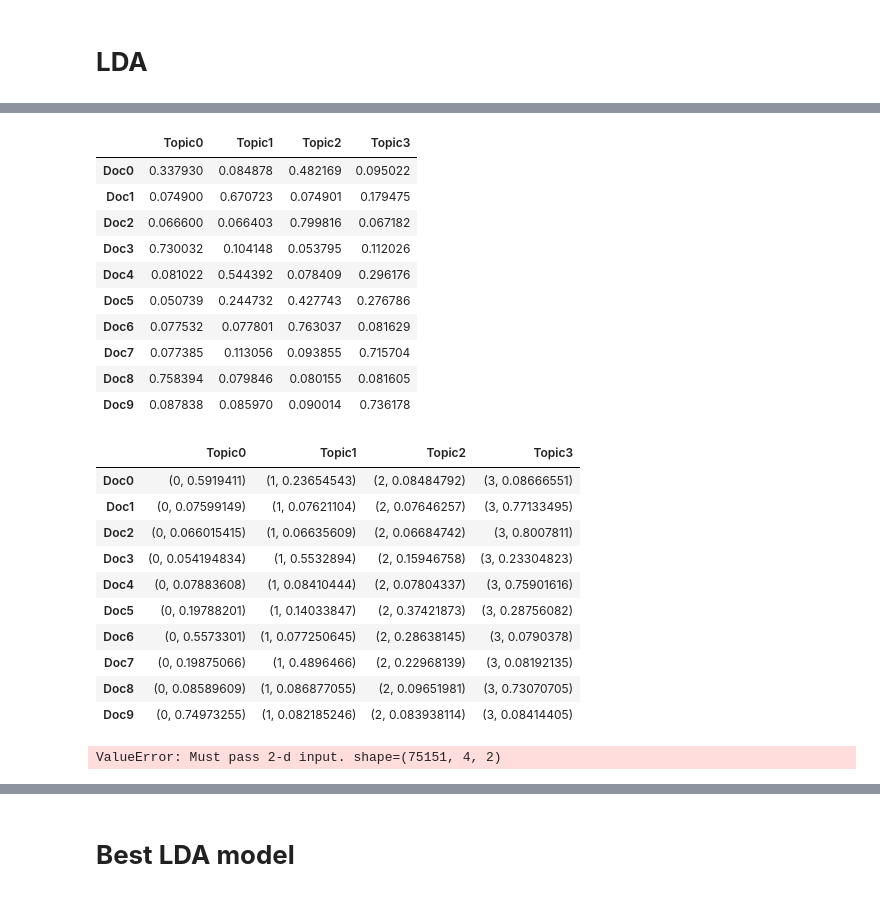
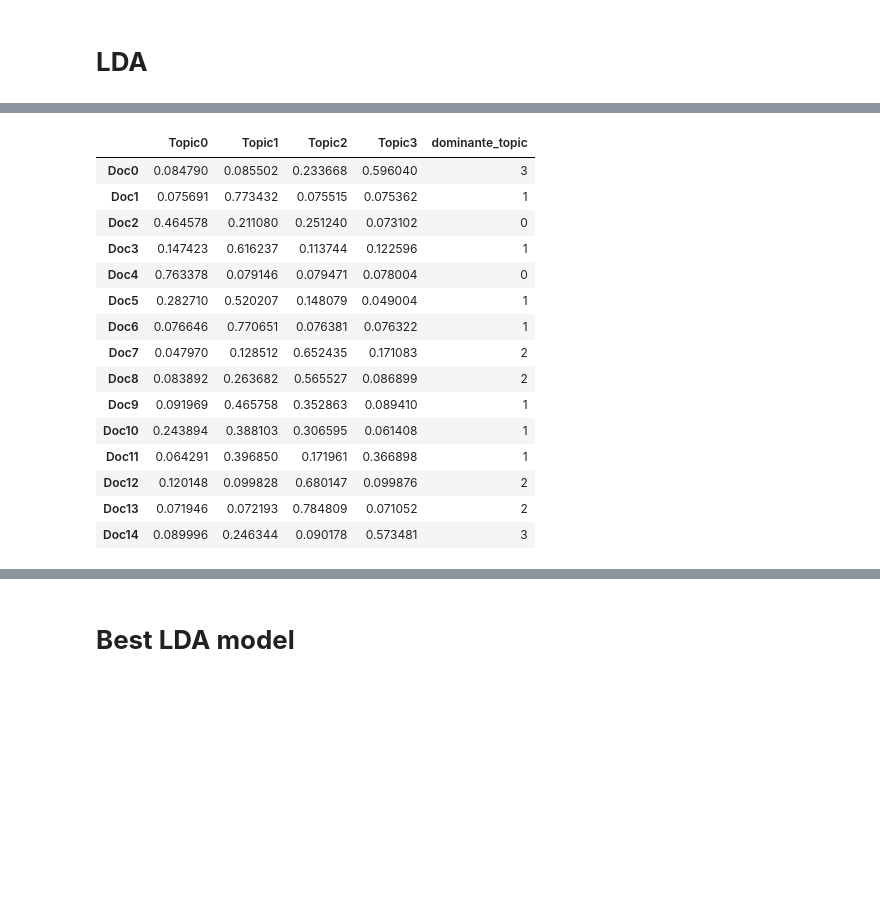
Before and after one commit to Rotem2411/alephBERTgimmelDalet, a Jupyter notebook: Latent_Dirichlet_Allocation.ipynb, the cells around one changed output, grey strips where cells are left out. Drawn from its saved outputs; the diff is of its cells as text; code cells hidden in the pictures; blank space fills up the shorter version.

```diff
--- a/Latent_Dirichlet_Allocation.ipynb
+++ b/Latent_Dirichlet_Allocation.ipynb
@@ -149,6 +139,6 @@ tfidf_vector = tfidfmodel[corpus]
 # %% [markdown]
 # **LDA**
 # %%
-ldamodel = LdaModel(tfidf_vector, id2word=dictionary, num_topics=4, passes=15)
+ldamodel = LdaModel(corpus, id2word=dictionary, num_topics=4)
 lda_vector = ldamodel[tfidf_vector]
 # %% [markdown]
@@ -170,61 +151,31 @@ lda_vector[0]
-# %%
-Data = []
-for row in lda_vector:
-    Data.extend(row)
-Data = [row[1] for row in Data]
-topic_names = ["Topic" + str(i) for i in range(ldamodel.num_topics)]
-doc_names = ["Doc" + str(i) for i in range(len(clean_text))]
-Data = np.array(Data).reshape(len(doc_names), len(topic_names))
-df_topic_distribution = pd.DataFrame(data = Data, columns=topic_names, index=doc_names)
-df_topic_distribution.head(10)
-# %% [output]
-|  | Topic0 | Topic1 | Topic2 | Topic3 |
-| Doc0 | 0.337930 | 0.084878 | 0.482169 | 0.095022 |
-| Doc1 | 0.074900 | 0.670723 | 0.074901 | 0.179475 |
-| Doc2 | 0.066600 | 0.066403 | 0.799816 | 0.067182 |
-| Doc3 | 0.730032 | 0.104148 | 0.053795 | 0.112026 |
-| Doc4 | 0.081022 | 0.544392 | 0.078409 | 0.296176 |
-| Doc5 | 0.050739 | 0.244732 | 0.427743 | 0.276786 |
-| Doc6 | 0.077532 | 0.077801 | 0.763037 | 0.081629 |
-| Doc7 | 0.077385 | 0.113056 | 0.093855 | 0.715704 |
-| Doc8 | 0.758394 | 0.079846 | 0.080155 | 0.081605 |
-| Doc9 | 0.087838 | 0.085970 | 0.090014 | 0.736178 |
-# %%
-topic_names = ["Topic" + str(i) for i in range(ldamodel.num_topics)]
-doc_names = ["Doc" + str(i) for i in range(len(clean_text))]
-df_topic_distribution = pd.DataFrame(data=lda_vector, columns=topic_names, index=doc_names)
-df_topic_distribution.head(10)
-# %% [output]
-|  | Topic0 | Topic1 | Topic2 | Topic3 |
-| Doc0 | (0, 0.5919411) | (1, 0.23654543) | (2, 0.08484792) | (3, 0.08666551) |
-| Doc1 | (0, 0.07599149) | (1, 0.07621104) | (2, 0.07646257) | (3, 0.77133495) |
-| Doc2 | (0, 0.066015415) | (1, 0.06635609) | (2, 0.06684742) | (3, 0.8007811) |
-| Doc3 | (0, 0.054194834) | (1, 0.5532894) | (2, 0.15946758) | (3, 0.23304823) |
-| Doc4 | (0, 0.07883608) | (1, 0.08410444) | (2, 0.07804337) | (3, 0.75901616) |
-| Doc5 | (0, 0.19788201) | (1, 0.14033847) | (2, 0.37421873) | (3, 0.28756082) |
-| Doc6 | (0, 0.5573301) | (1, 0.077250645) | (2, 0.28638145) | (3, 0.0790378) |
-| Doc7 | (0, 0.19875066) | (1, 0.4896466) | (2, 0.22968139) | (3, 0.08192135) |
-| Doc8 | (0, 0.08589609) | (1, 0.086877055) | (2, 0.09651981) | (3, 0.73070705) |
-| Doc9 | (0, 0.74973255) | (1, 0.082185246) | (2, 0.083938114) | (3, 0.08414405) |
 # %%
-# column names
 topicnames = ["Topic" + str(i) for i in range(ldamodel.num_topics)]
-# index names
 docnames = ["Doc" + str(i) for i in range(len(clean_text))]
-# Make the pandas dataframe
-df_document_topic = pd.DataFrame(np.round(corpus_lda, 2), columns=topicnames, index=docnames)
-# Get dominant topic for each document
-dominant_topic = np.argmax(df_document_topic.values, axis=1)
-df_document_topic['dominant_topic'] = dominant_topic
-# Styling
-def color_green(val):
-  color = 'green' if val > .8 else 'black'
-  return 'color: {col}'.format(col=color)
+Data = []
+for row in lda_vector:
+    Data.extend(row)
+Data = [row[1] for row in Data]
+Data = np.array(Data).reshape(len(docnames), len(topicnames))
+df_document_topic = pd.DataFrame(data=Data, columns=topicnames, index=docnames)
+df_document_topic['dominante_topic'] = np.argmax(df_document_topic.values, axis=1) # Get dominante topic for each document
 def make_bold(val):
   weight = 700 if val > .25 else 400
   return "font-weight: {weight}".format(weight=weight)
-# Apply Style
-df_document_topics = df_document_topic.head(15).style.applymap(color_green).applymap(make_bold)
-df_document_topics
+display(df_document_topic.head(15).style.applymap(make_bold))
 # %% [output]
-ValueError: Must pass 2-d input. shape=(75151, 4, 2)
+|  | Topic0 | Topic1 | Topic2 | Topic3 | dominante_topic |
+| Doc0 | 0.084790 | 0.085502 | 0.233668 | 0.596040 | 3 |
+| Doc1 | 0.075691 | 0.773432 | 0.075515 | 0.075362 | 1 |
+| Doc2 | 0.464578 | 0.211080 | 0.251240 | 0.073102 | 0 |
+| Doc3 | 0.147423 | 0.616237 | 0.113744 | 0.122596 | 1 |
+| Doc4 | 0.763378 | 0.079146 | 0.079471 | 0.078004 | 0 |
+| Doc5 | 0.282710 | 0.520207 | 0.148079 | 0.049004 | 1 |
+| Doc6 | 0.076646 | 0.770651 | 0.076381 | 0.076322 | 1 |
+| Doc7 | 0.047970 | 0.128512 | 0.652435 | 0.171083 | 2 |
+| Doc8 | 0.083892 | 0.263682 | 0.565527 | 0.086899 | 2 |
+| Doc9 | 0.091969 | 0.465758 | 0.352863 | 0.089410 | 1 |
+| Doc10 | 0.243894 | 0.388103 | 0.306595 | 0.061408 | 1 |
+| Doc11 | 0.064291 | 0.396850 | 0.171961 | 0.366898 | 1 |
+| Doc12 | 0.120148 | 0.099828 | 0.680147 | 0.099876 | 2 |
+| Doc13 | 0.071946 | 0.072193 | 0.784809 | 0.071052 | 2 |
+| Doc14 | 0.089996 | 0.246344 | 0.090178 | 0.573481 | 3 |
```
Also changed, not shown: parts of 22 cells of this notebook.
